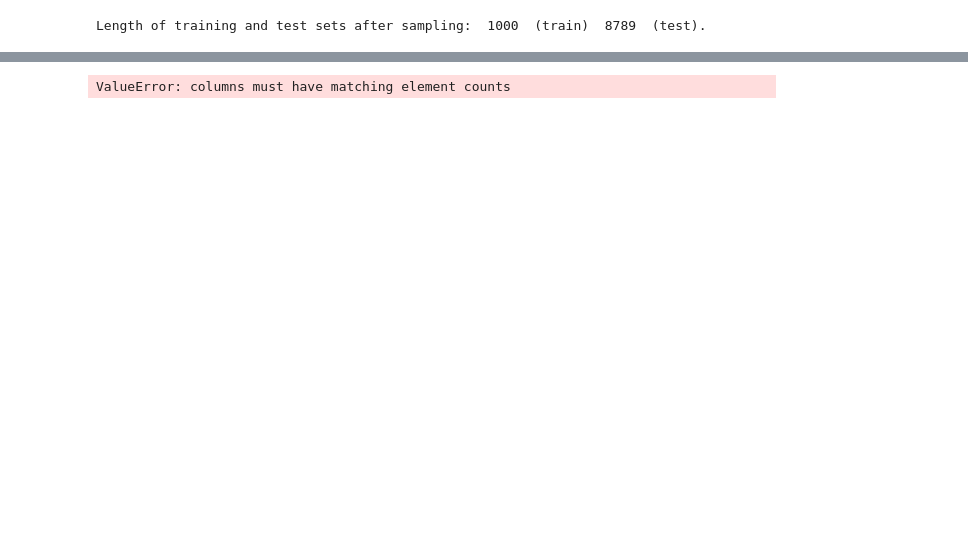
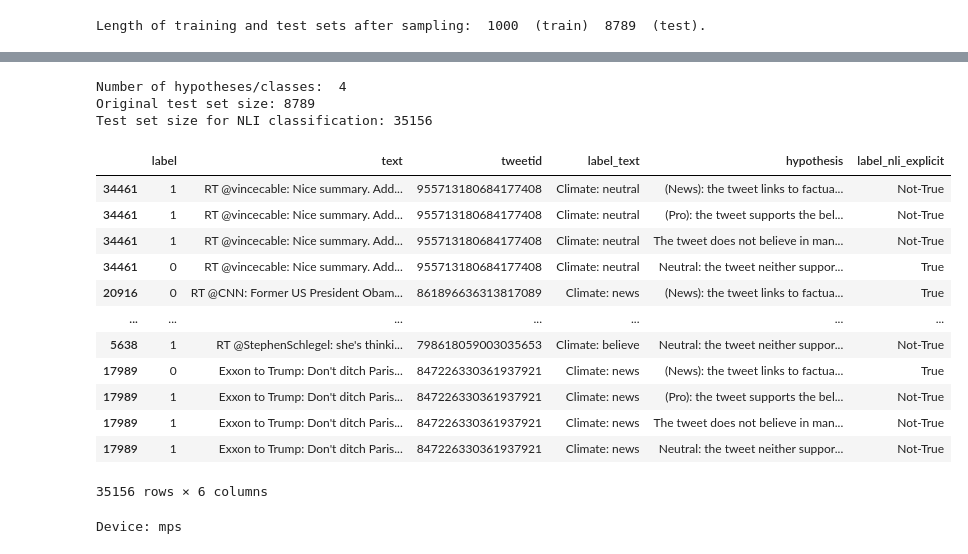
Before and after one commit to malojan/nlp_nli, a Jupyter notebook: demo.ipynb, the cells around one changed output, grey strips where cells are left out. Saved outputs shown, nothing was run; the diff lists cells and outputs as text; code cells hidden in the pictures; blank space fills up the shorter version.

```diff
--- a/demo.ipynb
+++ b/demo.ipynb
@@ -135,23 +139,46 @@ df_train_formatted
 # %%
 ## function for reformatting the test set
 def format_nli_testset(df_test=None, hypo_label_dic=None):
   ## explode test dataset for N hypotheses
   hypothesis_lst = [value for key, value in hypo_label_dic.items()]
   print("Number of hypotheses/classes: ", len(hypothesis_lst))
 
   # label lists with 0 at alphabetical position of their true hypo, 1 for not-true hypos
   label_text_label_dic_explode = {}
   for key, value in hypo_label_dic.items():
     label_lst = [0 if value == hypo else 1 for hypo in hypothesis_lst]
     label_text_label_dic_explode[key] = label_lst
 
   df_test["label"] = df_test.label_text.map(label_text_label_dic_explode)
   df_test["hypothesis"] = [hypothesis_lst] * len(df_test)
   print(f"Original test set size: {len(df_test)}")
+
+  # explode dataset to have K-1 additional rows with not_entail label and K-1 other hypotheses
+  # ! after exploding, cannot sample anymore, because distorts the order to true label values, which needs to be preserved for evaluation code
+  df_test = df_test.explode(["hypothesis", "label"])  # multi-column explode requires pd.__version__ >= '1.3.0'
+  print(f"Test set size for NLI classification: {len(df_test)}\n")
+
+  df_test["label_nli_explicit"] = ["True" if label == 0 else "Not-True" for label in df_test["label"]]  # adding this just to simplify readibility
+
+  return df_test.copy(deep=True)
+
+
+df_test_formatted = format_nli_testset(df_test=df_test, hypo_label_dic=hypothesis_label_dic)
+df_test_formatted
+# %% [output]
+Number of hypotheses/classes:  4
+Original test set size: 8789
+Test set size for NLI classification: 35156
+|  | label | text | tweetid | label_text | hypothesis | label_nli_explicit |
+| 34461 | 1 | RT @vincecable: Nice summary. Add... | 955713180684177408 | Climate: neutral | (News): the tweet links to factua... | Not-True |
+| 34461 | 1 | RT @vincecable: Nice summary. Add... | 955713180684177408 | Climate: neutral | (Pro): the tweet supports the bel... | Not-True |
+| 34461 | 1 | RT @vincecable: Nice summary. Add... | 955713180684177408 | Climate: neutral | The tweet does not believe in man... | Not-True |
+| 34461 | 0 | RT @vincecable: Nice summary. Add... | 955713180684177408 | Climate: neutral | Neutral: the tweet neither suppor... | True |
+| 20916 | 0 | RT @CNN: Former US President Obam... | 861896636313817089 | Climate: news | (News): the tweet links to factua... | True |
+| ... | ... | ... | ... | ... | ... | ... |
+| 5638 | 1 | RT @StephenSchlegel: she's thinki... | 798618059003035653 | Climate: believe | Neutral: the tweet neither suppor... | Not-True |
+| 17989 | 0 | Exxon to Trump: Don't ditch Paris... | 847226330361937921 | Climate: news | (News): the tweet links to factua... | True |
+| 17989 | 1 | Exxon to Trump: Don't ditch Paris... | 847226330361937921 | Climate: news | (Pro): the tweet supports the bel... | Not-True |
+| 17989 | 1 | Exxon to Trump: Don't ditch Paris... | 847226330361937921 | Climate: news | The tweet does not believe in man... | Not-True |
+| 17989 | 1 | Exxon to Trump: Don't ditch Paris... | 847226330361937921 | Climate: news | Neutral: the tweet neither suppor... | Not-True |
+35156 rows × 6 columns
-# %%
-  # explode dataset to have K-1 additional rows with not_entail label and K-1 other hypotheses
-  # ! after exploding, cannot sample anymore, because distorts the order to true label values, which needs to be preserved for evaluation code
-  df_test = df_test.explode(["hypothesis", "label"])  # multi-column explode requires pd.__version__ >= '1.3.0'
-  print(f"Test set size for NLI classification: {len(df_test)}\n")
-# %% [output]
-ValueError: columns must have matching element counts
@@ -165,0 +185,21 @@ df_test_formatted = format_nli_testset(df_test=df_test, hypo_label_dic=hypothesi
+# %%
+from transformers import AutoTokenizer, AutoModelForSequenceClassification
+import torch
+
+## load the BERT-NLI model and its tokenizer
+# you can choose any of the NLI models here: https://huggingface.co/MoritzLaurer
+model_name = "MoritzLaurer/DeBERTa-v3-base-mnli-fever-docnli-ling-2c"  # English model: "MoritzLaurer/DeBERTa-v3-base-mnli-fever-docnli-ling-2c"; multilingual model: "MoritzLaurer/mDeBERTa-v3-base-xnli-multilingual-nli-2mil7"
+tokenizer = AutoTokenizer.from_pretrained(model_name, use_fast=True, model_max_length=512)
+model = AutoModelForSequenceClassification.from_pretrained(model_name)
+
+# If torch available, add cuda as device, if not add mps if available, if not add cpu
+
+# check if GPU or MPS is available, else use CPU
+device = "cuda" if torch.cuda.is_available() else "mps" if torch.backends.mps.is_available() else "cpu"
+device = torch.device(device)
+
+
+print(f"Device: {device}")
+model.to(device);
+# %% [output]
+Device: mps
```
Also changed, not shown: parts of 15 cells of this notebook.
